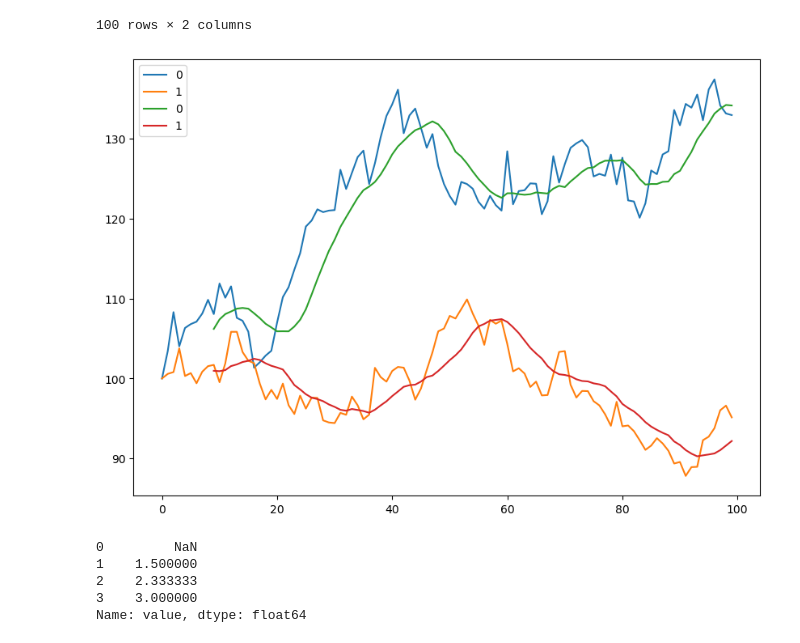
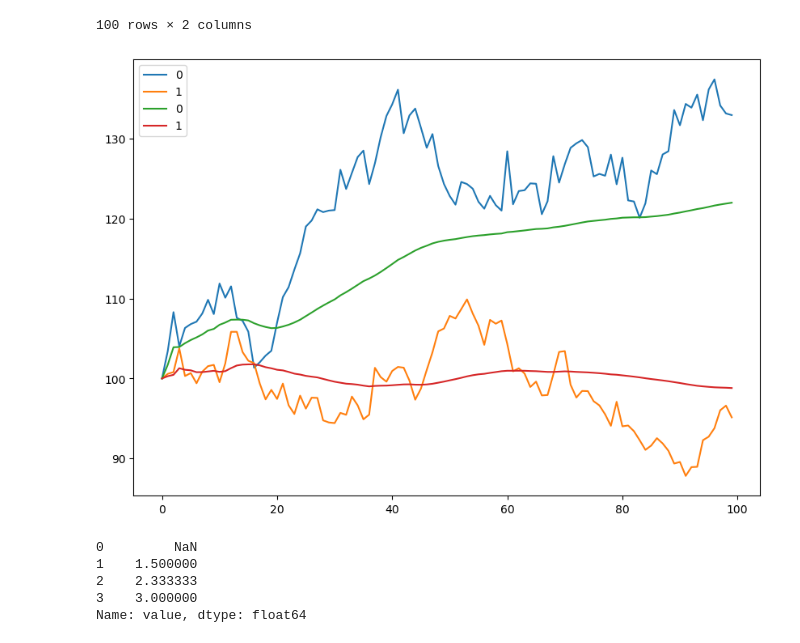
Before and after one commit to odjaramilloz/SPF-2024-I, a Jupyter notebook: TEMA-3/Clase23_ValuacionOpcionesAsiaticas.ipynb, the cells around one changed output. Saved outputs shown, nothing was run; the diff lists cells and outputs as text; code cells hidden in the pictures.

```diff
--- a/TEMA-3/Clase23_ValuacionOpcionesAsiaticas.ipynb
+++ b/TEMA-3/Clase23_ValuacionOpcionesAsiaticas.ipynb
@@ -211,22 +211,22 @@ prices
 # %%
 # Graficamos los precios simulados
 
 # Explorar el funcionamiento de la función expanding y rolling para ver cómo calcular el promedio
 # y graficar sus diferencias
 Average_t = prices.expanding().mean()
 Average_t_roll = prices.rolling(window=10).mean()
 
 fig, ax = plt.subplots(1, 1, figsize=[10, 7])
 
 prices.plot(ax=ax)
-# Average_t.plot(ax=ax,label='expanding')
-Average_t_roll.plot(ax=ax, label='rolling')
+Average_t.plot(ax=ax,label='expanding')
+# Average_t_roll.plot(ax=ax, label='rolling')
 
 # prices.plot(label='precios', ax=ax)
 plt.legend()
 plt.show()
 # %% [output]
-[figure, old version]
+[figure, new version]
 # %%
 (1.5+3)/2, 2.333*2-1.5
 data.value.expanding(2).mean()
```
Also changed, not shown: parts of 2 cells of this notebook, 1 other file.
